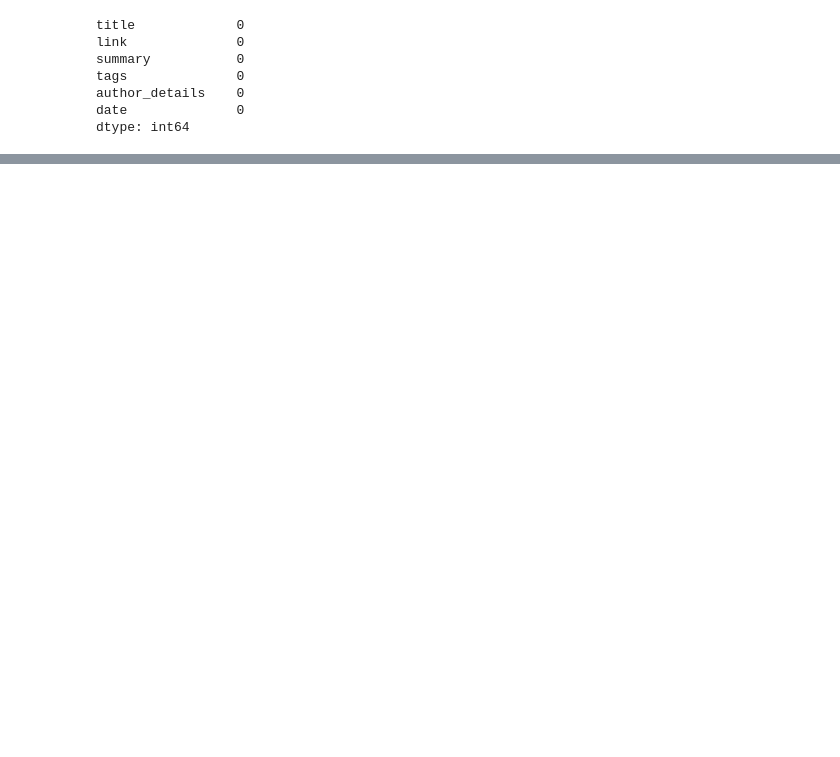
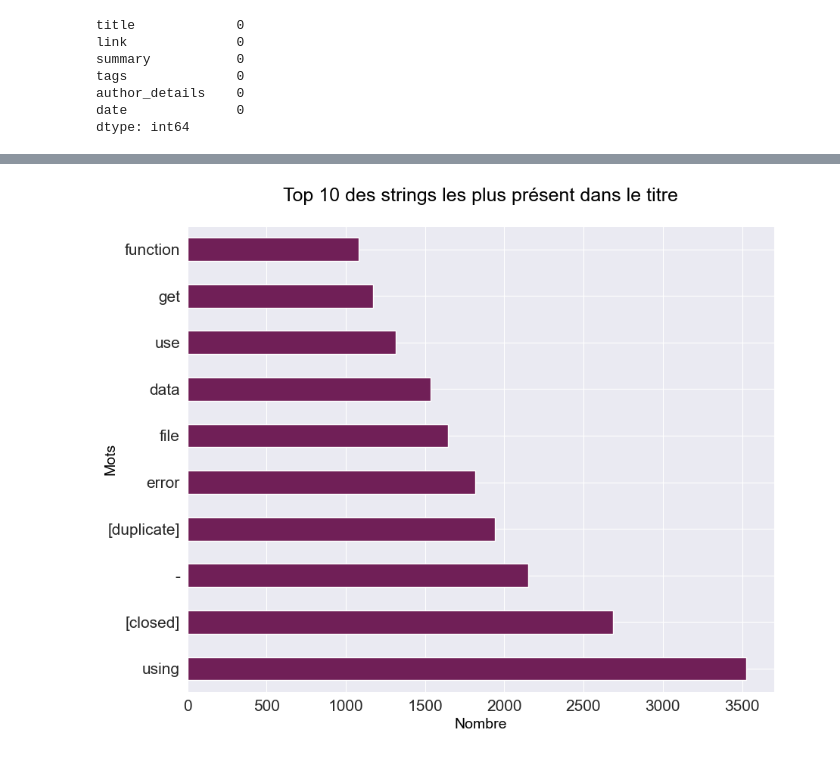
Before and after one commit to matthieu-geley/so-scrapper, a Jupyter notebook: EDA.ipynb, the cells around one changed output, grey strips where cells are left out. Drawn from its saved outputs; the diff is of its cells as text; code cells hidden in the pictures; blank space fills up the shorter version.

```diff
--- a/EDA.ipynb
+++ b/EDA.ipynb
@@ -177,0 +177,14 @@ plt.show()
+# %%
+words = data['title'].str.split(expand=True).stack()
+words = words.value_counts().sort_values(ascending=False)
+words = words[~words.index.isin(stop_words)]
+words = words[:10]
+words.plot(kind='barh', color=dark, figsize=(10, 8))
+plt.title('Top 10 des strings les plus présent dans le titre', **title_font)
+plt.xlabel('Nombre', **axis_font)
+plt.ylabel('Mots', **axis_font)
+plt.xticks(**ticks_font)
+plt.yticks(**ticks_font)
+plt.show()
+# %% [output]
+[figure, added]
```
Also changed, not shown: parts of 6 cells of this notebook, 4 other files.
